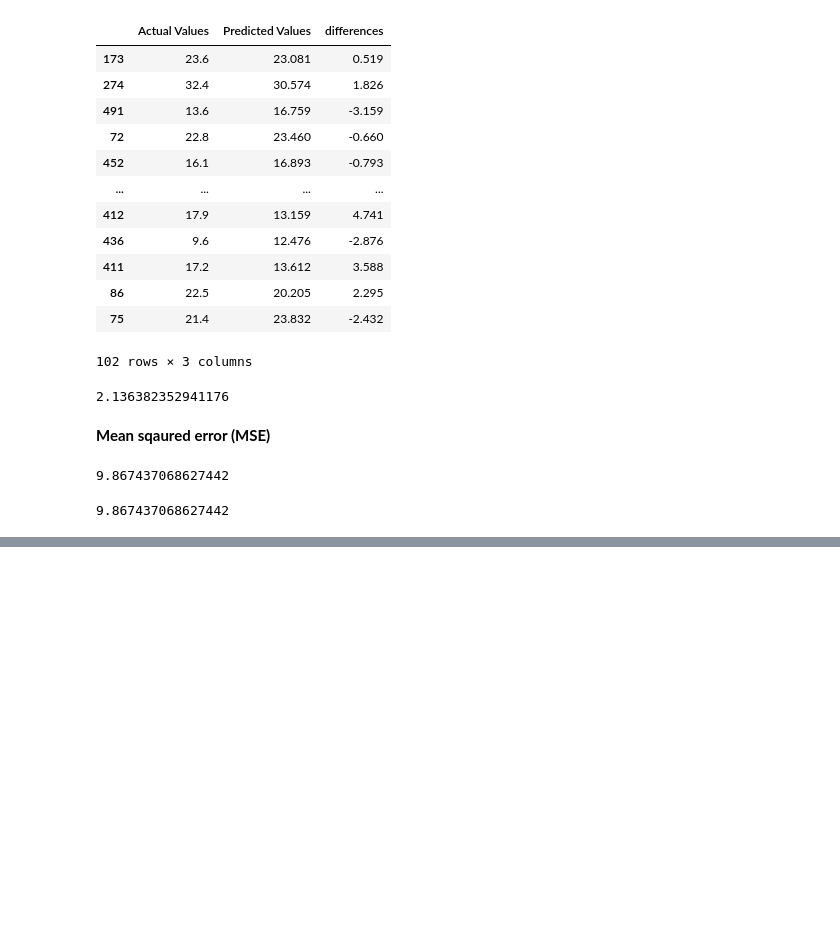
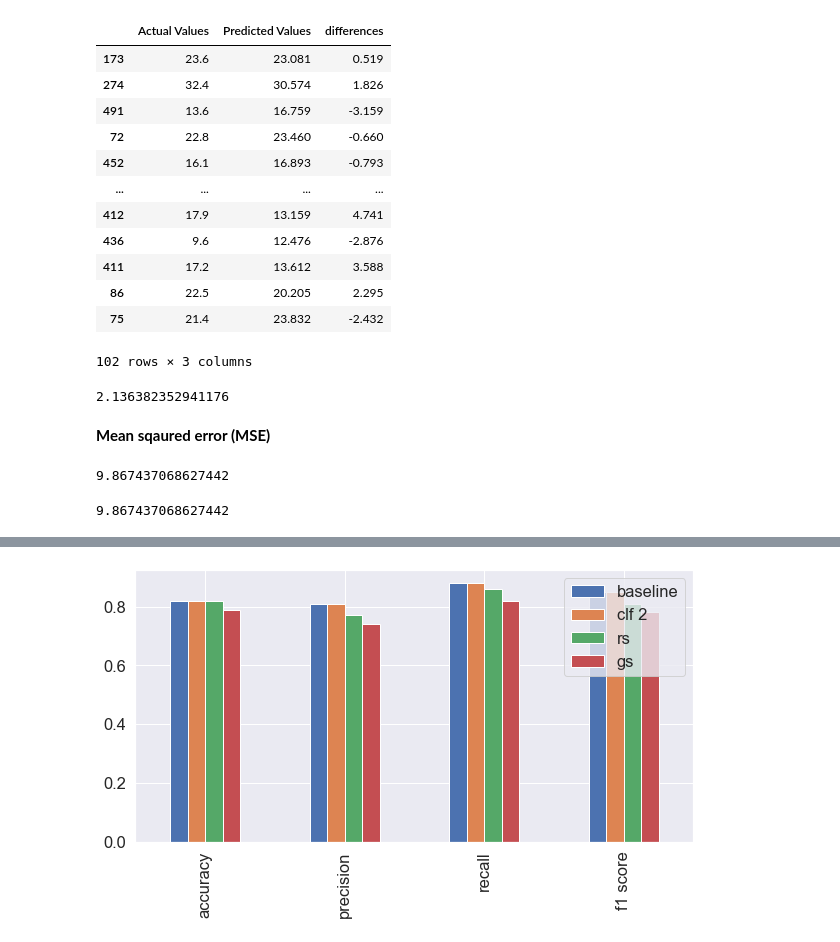
Before and after one commit to yucifer/dbourke-ml-ztm-course, a Jupyter notebook: data-science-and-ml-tools/Scikit-learn.ipynb, the cells around one changed output, grey strips where cells are left out. Drawn from its saved outputs; the diff is of its cells as text; code cells hidden in the pictures; blank space fills up the shorter version.

```diff
--- a/data-science-and-ml-tools/Scikit-learn.ipynb
+++ b/data-science-and-ml-tools/Scikit-learn.ipynb
@@ -1430,0 +1983,7 @@ exp.pow(2).mean()
+# %%
+compare_metrics_3 = pd.DataFrame()
+# %%
+compare_metrics_3['baseline'] = compare_metrics_2['baseline']
+compare_metrics_3['clf 2'] = compare_metrics_2['clf 2']
+compare_metrics_3['rs'] = compare_metrics['random search']
+compare_metrics_3['gs'] = compare_metrics['grid search']
@@ -1430,0 +1998,4 @@ exp.pow(2).mean()
+# %%
+compare_metrics_3.plot.bar(figsize=(10,5));
+# %% [output]
+[figure, added]
```
Also changed, not shown: parts of 91 cells of this notebook, 4 other files.
